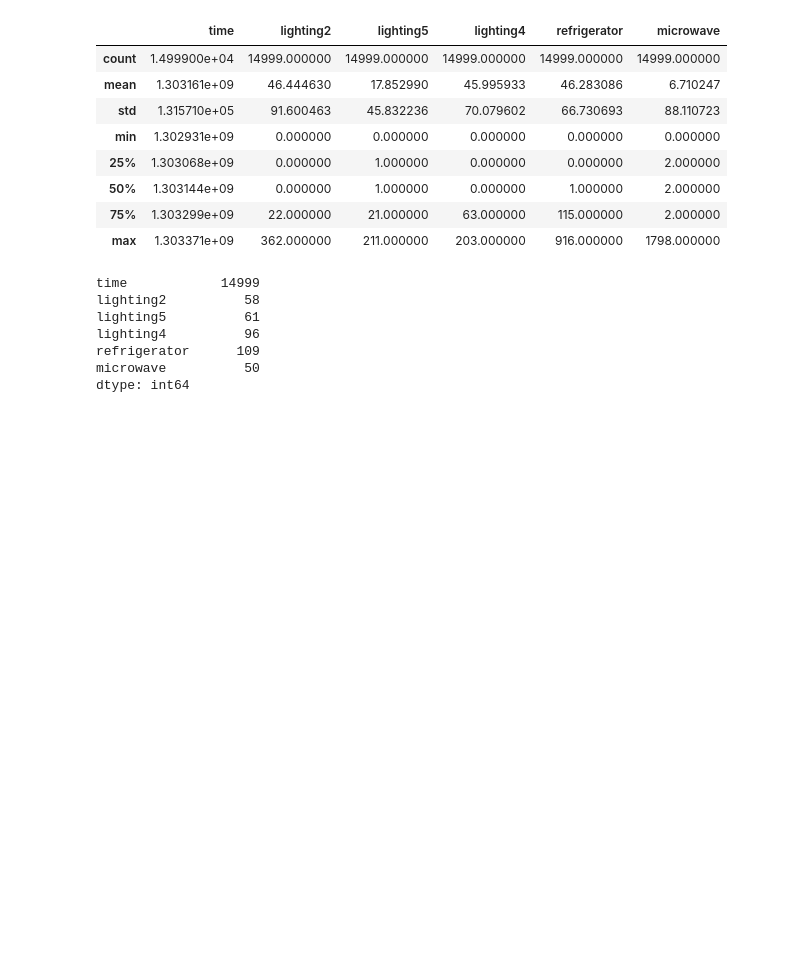
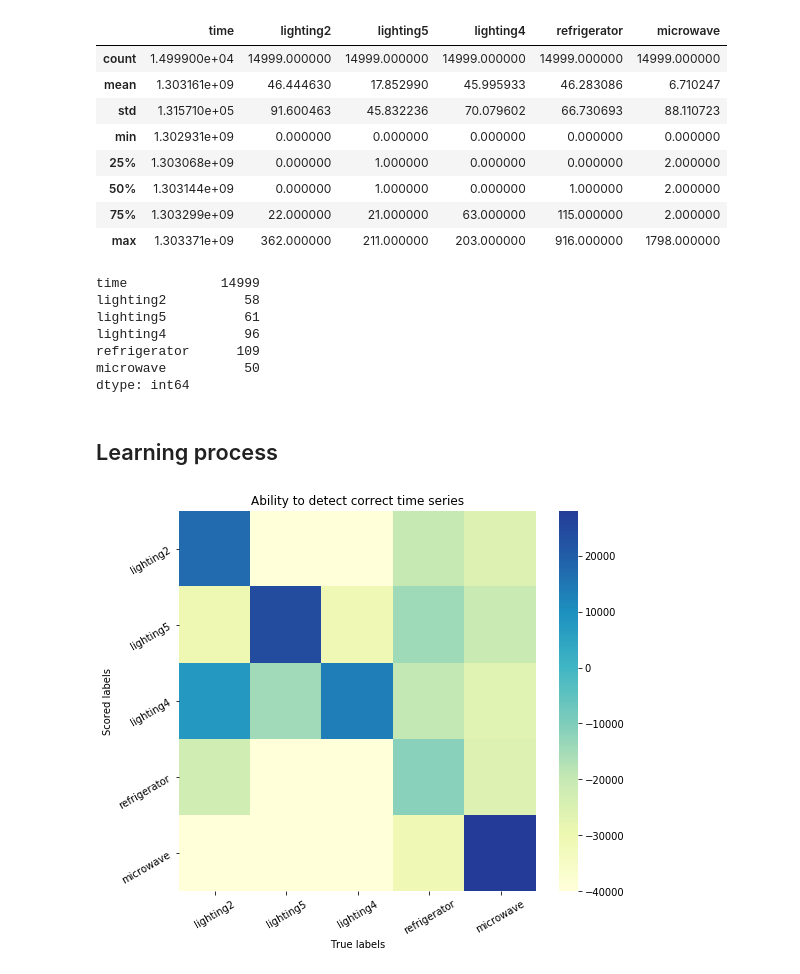
Before and after one commit to keroiw/HiddenMarkovModels, a Jupyter notebook: HMM.ipynb, the cells around one changed output. Saved outputs shown, nothing was run; the diff lists cells and outputs as text; code cells hidden in the pictures; blank space fills up the shorter version.

Commit message:
Visualisation of learning performance

```diff
--- a/HMM.ipynb
+++ b/HMM.ipynb
@@ -46,6 +46,8 @@ lighting4          96
 refrigerator      109
 microwave          50
 dtype: int64
+# %% [markdown]
+## Learning process
 # %%
 devices_names = devices_dataset.columns[1:]
 hidden_states = [i for i in range(4, 8) if i % 2 == 0]
@@ -117,3 +119,20 @@ for i, (model_name, model_info) in enumerate(collected_models.items()):
         _, X_test_col = extract_column(X_train, X_test, dn)
         model_prediction = model.score(X_test_col[[dn]])
         results_mtrx[j, i] = model_prediction
+# %%
+result_df = pd.DataFrame(results_mtrx)
+result_df.columns = devices_names
+# %%
+fig, ax = plt.subplots(figsize=(8,7))
+sns.heatmap(result_df.clip(lower=-40000),
+            center=0,
+            cmap="YlGnBu",
+            yticklabels=devices_names,
+            ax=ax)
+ax.set_title('Ability to detect correct time series')
+ax.set_xticklabels(ax.get_xticklabels(), rotation=30)
+ax.set_yticklabels(ax.get_yticklabels(), rotation=30)
+ax.set_xlabel('True labels')
+ax.set_ylabel('Scored labels');
+# %% [output]
+[figure, added]
```
